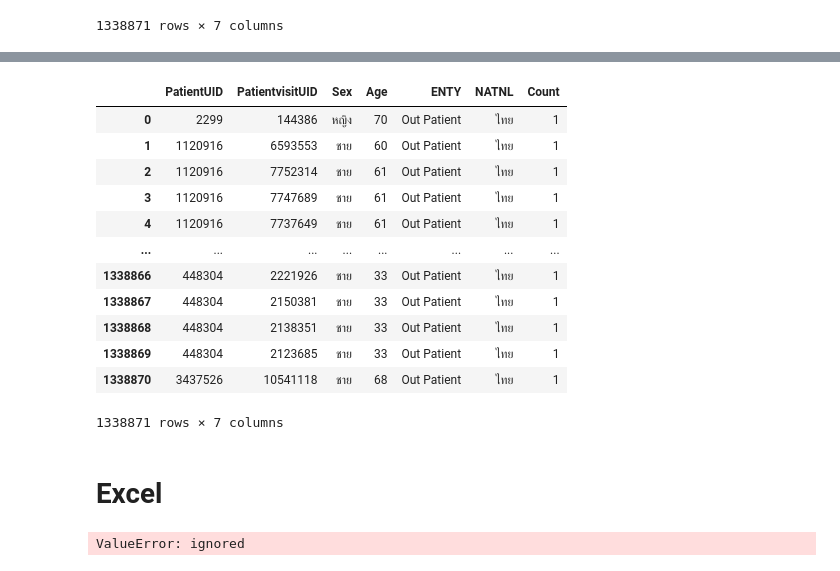
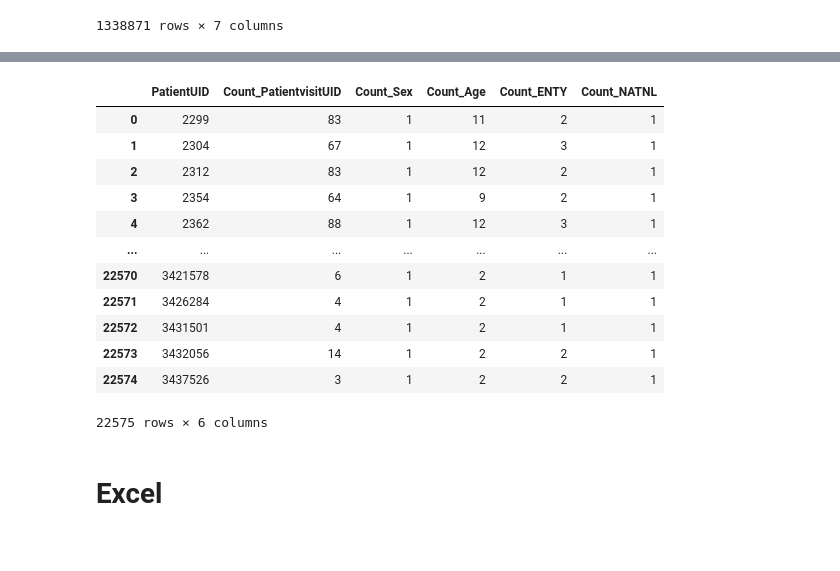
Before and after one commit to qmcnn/PROJECT, a Jupyter notebook: CountUniqueValues.ipynb, the cells around one changed output, grey strips where cells are left out. Drawn from its saved outputs; the diff is of its cells as text; code cells hidden in the pictures.

```diff
--- a/CountUniqueValues.ipynb
+++ b/CountUniqueValues.ipynb
@@ -466,0 +485,11 @@ visit_count
+# %%
+import pandas as pd
+
+# กำหนดคอลัมน์ที่ต้องการนับค่าที่ไม่ซ้ำกัน
+columns_to_count = ['PatientvisitUID', 'Sex', 'Age', 'ENTY', 'NATNL']
+
+# จัดกลุ่มและนับค่าที่ไม่ซ้ำกันตามดัชนี "PatientUID"
+visit_grouped = visit.groupby('PatientUID')[columns_to_count].nunique().reset_index()
+
+# เปลี่ยนชื่อคอลัมน์ใหม่
+visit_grouped.columns = ['PatientUID'] + ['Count_' + column for column in columns_to_count ]
@@ -467,20 +512,20 @@ visit_count
 # %%
-visit_df = pd.DataFrame(visit_count)
+visit_df = pd.DataFrame(visit_grouped)
 visit_df
 # %% [output]
-|  | PatientUID | PatientvisitUID | Sex | Age | ENTY | NATNL | Count |
-| 0 | 2299 | 144386 | หญิง | 70 | Out Patient | ไทย | 1 |
-| 1 | 1120916 | 6593553 | ชาย | 60 | Out Patient | ไทย | 1 |
-| 2 | 1120916 | 7752314 | ชาย | 61 | Out Patient | ไทย | 1 |
-| 3 | 1120916 | 7747689 | ชาย | 61 | Out Patient | ไทย | 1 |
-| 4 | 1120916 | 7737649 | ชาย | 61 | Out Patient | ไทย | 1 |
-| ... | ... | ... | ... | ... | ... | ... | ... |
-| 1338866 | 448304 | 2221926 | ชาย | 33 | Out Patient | ไทย | 1 |
-| 1338867 | 448304 | 2150381 | ชาย | 33 | Out Patient | ไทย | 1 |
-| 1338868 | 448304 | 2138351 | ชาย | 33 | Out Patient | ไทย | 1 |
-| 1338869 | 448304 | 2123685 | ชาย | 33 | Out Patient | ไทย | 1 |
-| 1338870 | 3437526 | 10541118 | ชาย | 68 | Out Patient | ไทย | 1 |
+|  | PatientUID | Count_PatientvisitUID | Count_Sex | Count_Age | Count_ENTY | Count_NATNL |
+| 0 | 2299 | 83 | 1 | 11 | 2 | 1 |
+| 1 | 2304 | 67 | 1 | 12 | 3 | 1 |
+| 2 | 2312 | 83 | 1 | 12 | 2 | 1 |
+| 3 | 2354 | 64 | 1 | 9 | 2 | 1 |
+| 4 | 2362 | 88 | 1 | 12 | 3 | 1 |
+| ... | ... | ... | ... | ... | ... | ... |
+| 22570 | 3421578 | 6 | 1 | 2 | 1 | 1 |
+| 22571 | 3426284 | 4 | 1 | 2 | 1 | 1 |
+| 22572 | 3431501 | 4 | 1 | 2 | 1 | 1 |
+| 22573 | 3432056 | 14 | 1 | 2 | 2 | 1 |
+| 22574 | 3437526 | 3 | 1 | 2 | 2 | 1 |
-1338871 rows × 7 columns
+22575 rows × 6 columns
 # %% [markdown]
 # Excel
 # %%
@@ -489,6 +534,4 @@ with pd.ExcelWriter('CountUniqueValues.xlsx') as writer:
     diag_df.to_excel(writer, sheet_name='Diagnosis')
     lab_df.to_excel(writer, sheet_name='Lab')
     pre_df.to_excel(writer, sheet_name='Prescription')
-    visit_df.to_excel(writer, sheet_name='Visit')
+    visit_df.to_excel(writer, sheet_name='Visit', index=False)
-# %% [output]
-ValueError: ignored
```
Also changed, not shown: parts of 6 cells of this notebook.
